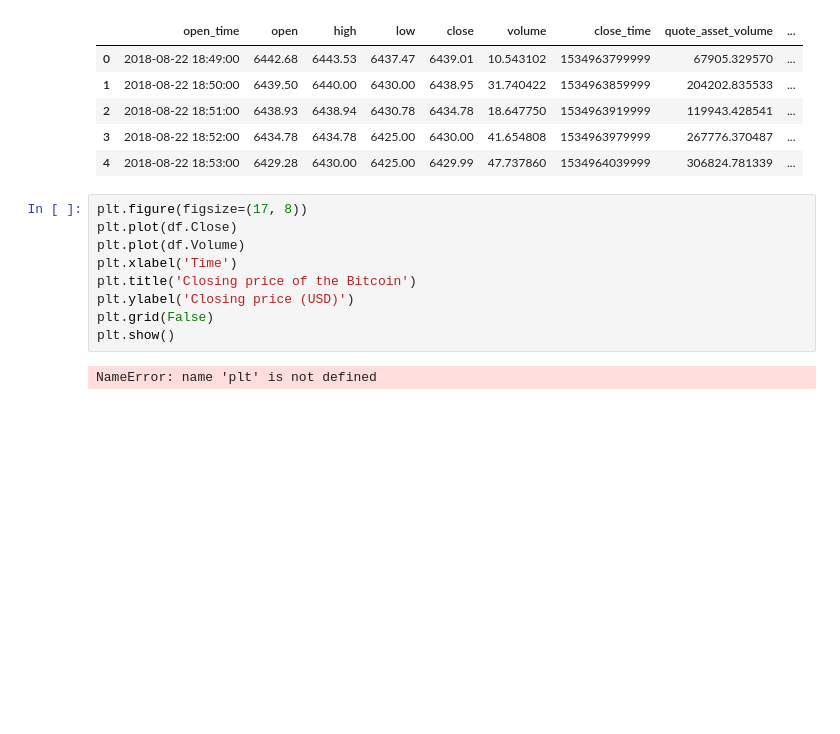
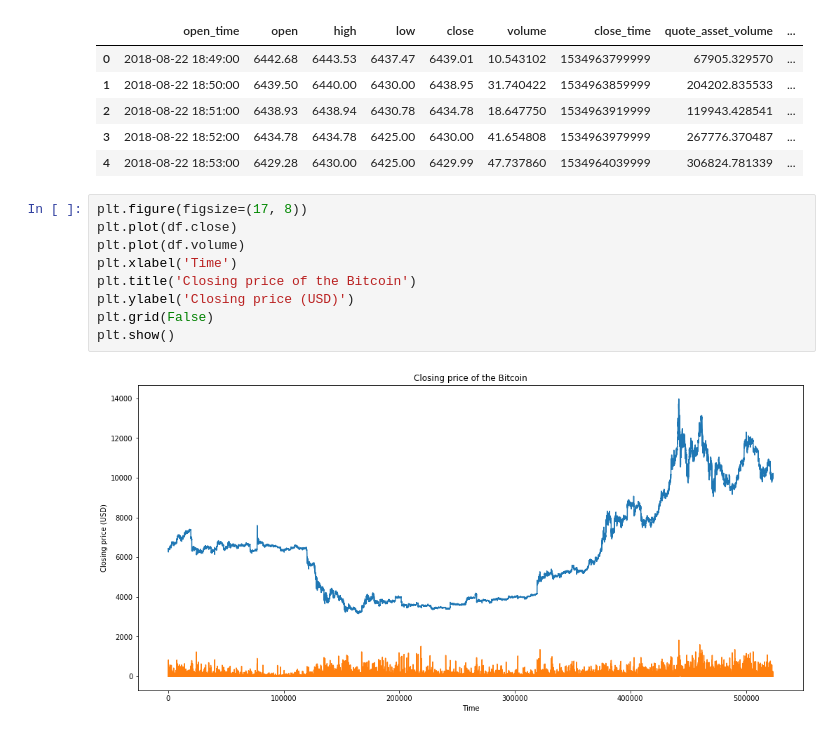
Before and after one commit to AntoineMath/BORC, a Jupyter notebook: notebooks/EDA.ipynb, the cells around one changed output. Drawn from its saved outputs; the diff is of its cells as text; blank space fills up the shorter version.

```diff
--- a/notebooks/EDA.ipynb
+++ b/notebooks/EDA.ipynb
@@ -15,12 +15,12 @@ df.head()
 | 4 | 2018-08-22 18:53:00 | 6429.28 | 6430.00 | 6425.00 | 6429.99 | 47.737860 | 1534964039999 | 306824.781339 | ... |
 # %%
 plt.figure(figsize=(17, 8))
-plt.plot(df.Close)
-plt.plot(df.Volume)
+plt.plot(df.close)
+plt.plot(df.volume)
 plt.xlabel('Time')
 plt.title('Closing price of the Bitcoin')
 plt.ylabel('Closing price (USD)')
 plt.grid(False)
 plt.show()
 # %% [output]
-NameError: name 'plt' is not defined
+[figure, added]
```
